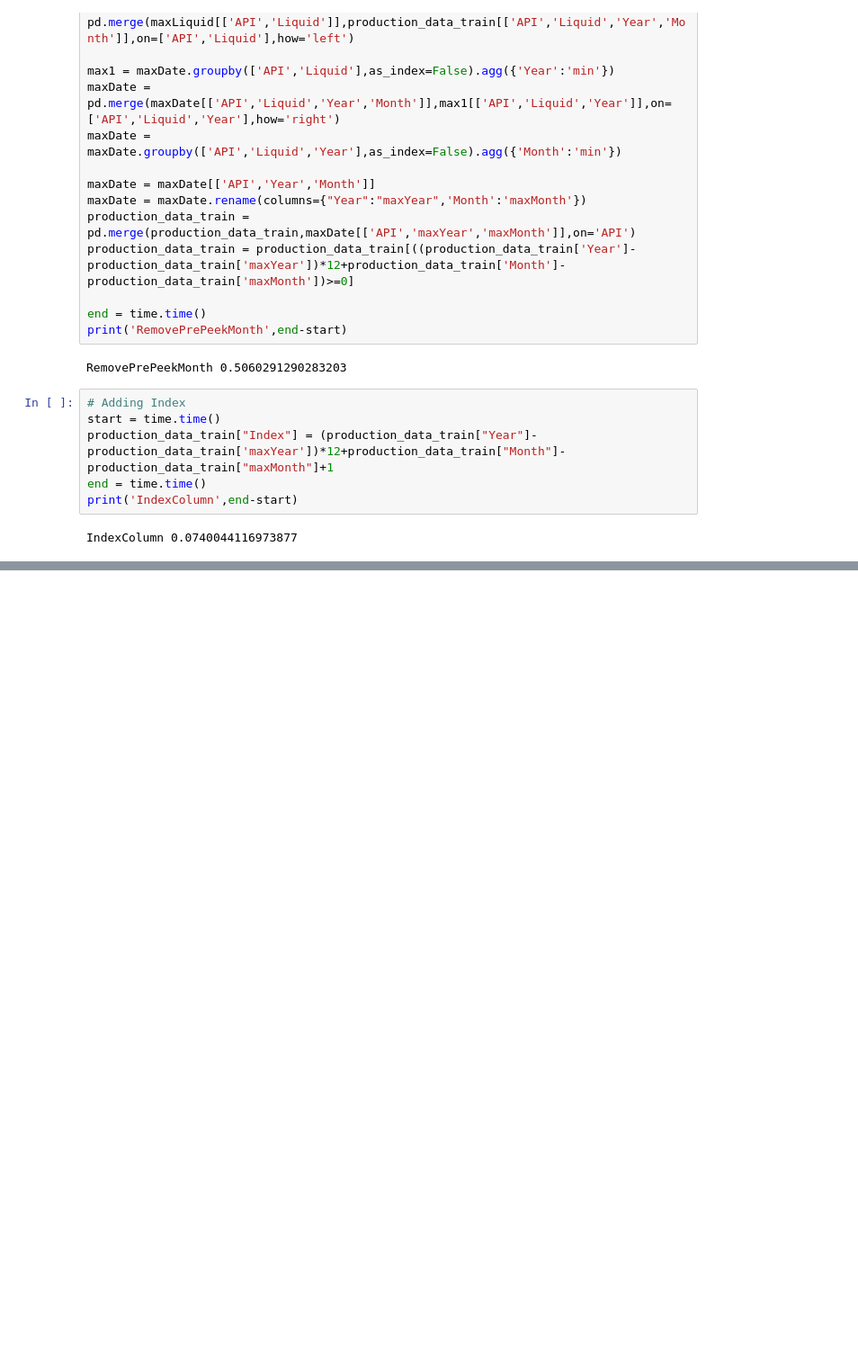
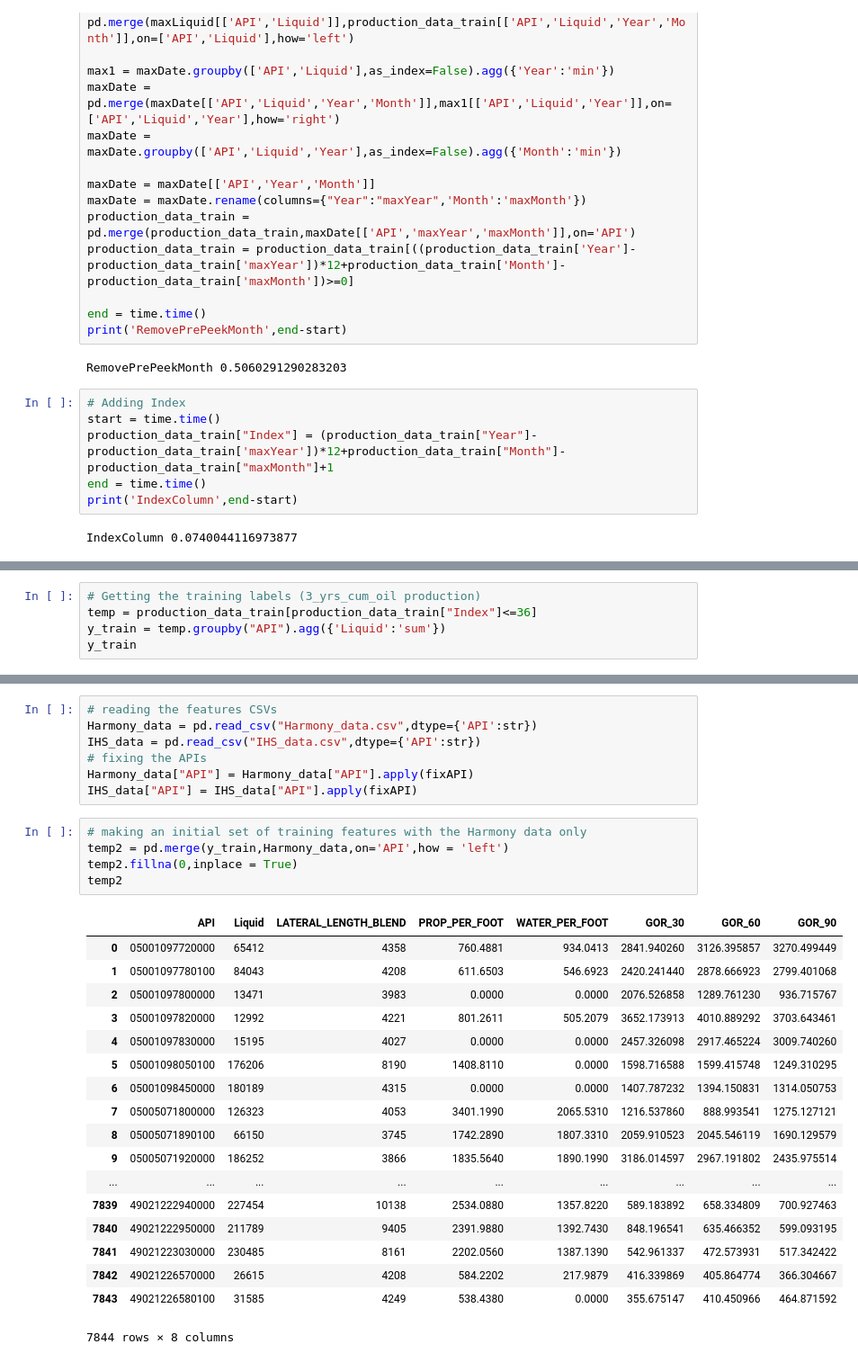
Before and after one commit to GehadAbdElhalim/Production-Forecasting, a Jupyter notebook: Milestone2.ipynb, the cells around one changed output, grey strips where cells are left out. Shown at 90% size. Saved outputs shown, nothing was run; the diff lists cells and outputs as text; blank space fills up the shorter version.

```diff
--- a/Milestone2.ipynb
+++ b/Milestone2.ipynb
@@ -66,0 +88,5 @@ IndexColumn 0.0740044116973877
+# %%
+# Getting the training labels (3_yrs_cum_oil production)
+temp = production_data_train[production_data_train["Index"]<=36]
+y_train = temp.groupby("API").agg({'Liquid':'sum'})
+y_train
@@ -66,0 +113,31 @@ IndexColumn 0.0740044116973877
+# %%
+# reading the features CSVs
+Harmony_data = pd.read_csv("Harmony_data.csv",dtype={'API':str})
+IHS_data = pd.read_csv("IHS_data.csv",dtype={'API':str})
+# fixing the APIs
+Harmony_data["API"] = Harmony_data["API"].apply(fixAPI)
+IHS_data["API"] = IHS_data["API"].apply(fixAPI)
+# %%
+# making an initial set of training features with the Harmony data only
+temp2 = pd.merge(y_train,Harmony_data,on='API',how = 'left')
+temp2.fillna(0,inplace = True)
+temp2
+# %% [output]
+|  | API | Liquid | LATERAL_LENGTH_BLEND | PROP_PER_FOOT | WATER_PER_FOOT | GOR_30 | GOR_60 | GOR_90 |
+| 0 | 05001097720000 | 65412 | 4358 | 760.4881 | 934.0413 | 2841.940260 | 3126.395857 | 3270.499449 |
+| 1 | 05001097780100 | 84043 | 4208 | 611.6503 | 546.6923 | 2420.241440 | 2878.666923 | 2799.401068 |
+| 2 | 05001097800000 | 13471 | 3983 | 0.0000 | 0.0000 | 2076.526858 | 1289.761230 | 936.715767 |
+| 3 | 05001097820000 | 12992 | 4221 | 801.2611 | 505.2079 | 3652.173913 | 4010.889292 | 3703.643461 |
+| 4 | 05001097830000 | 15195 | 4027 | 0.0000 | 0.0000 | 2457.326098 | 2917.465224 | 3009.740260 |
+| 5 | 05001098050100 | 176206 | 8190 | 1408.8110 | 0.0000 | 1598.716588 | 1599.415748 | 1249.310295 |
+| 6 | 05001098450000 | 180189 | 4315 | 0.0000 | 0.0000 | 1407.787232 | 1394.150831 | 1314.050753 |
+| 7 | 05005071800000 | 126323 | 4053 | 3401.1990 | 2065.5310 | 1216.537860 | 888.993541 | 1275.127121 |
+| 8 | 05005071890100 | 66150 | 3745 | 1742.2890 | 1807.3310 | 2059.910523 | 2045.546119 | 1690.129579 |
+| 9 | 05005071920000 | 186252 | 3866 | 1835.5640 | 1890.1990 | 3186.014597 | 2967.191802 | 2435.975514 |
+| ... | ... | ... | ... | ... | ... | ... | ... | ... |
+| 7839 | 49021222940000 | 227454 | 10138 | 2534.0880 | 1357.8220 | 589.183892 | 658.334809 | 700.927463 |
+| 7840 | 49021222950000 | 211789 | 9405 | 2391.9880 | 1392.7430 | 848.196541 | 635.466352 | 599.093195 |
+| 7841 | 49021223030000 | 230485 | 8161 | 2202.0560 | 1387.1390 | 542.961337 | 472.573931 | 517.342422 |
+| 7842 | 49021226570000 | 26615 | 4208 | 584.2202 | 217.9879 | 416.339869 | 405.864774 | 366.304667 |
+| 7843 | 49021226580100 | 31585 | 4249 | 538.4380 | 0.0000 | 355.675147 | 410.450966 | 464.871592 |
+7844 rows × 8 columns
```
Also changed, not shown: parts of 6 cells of this notebook.
